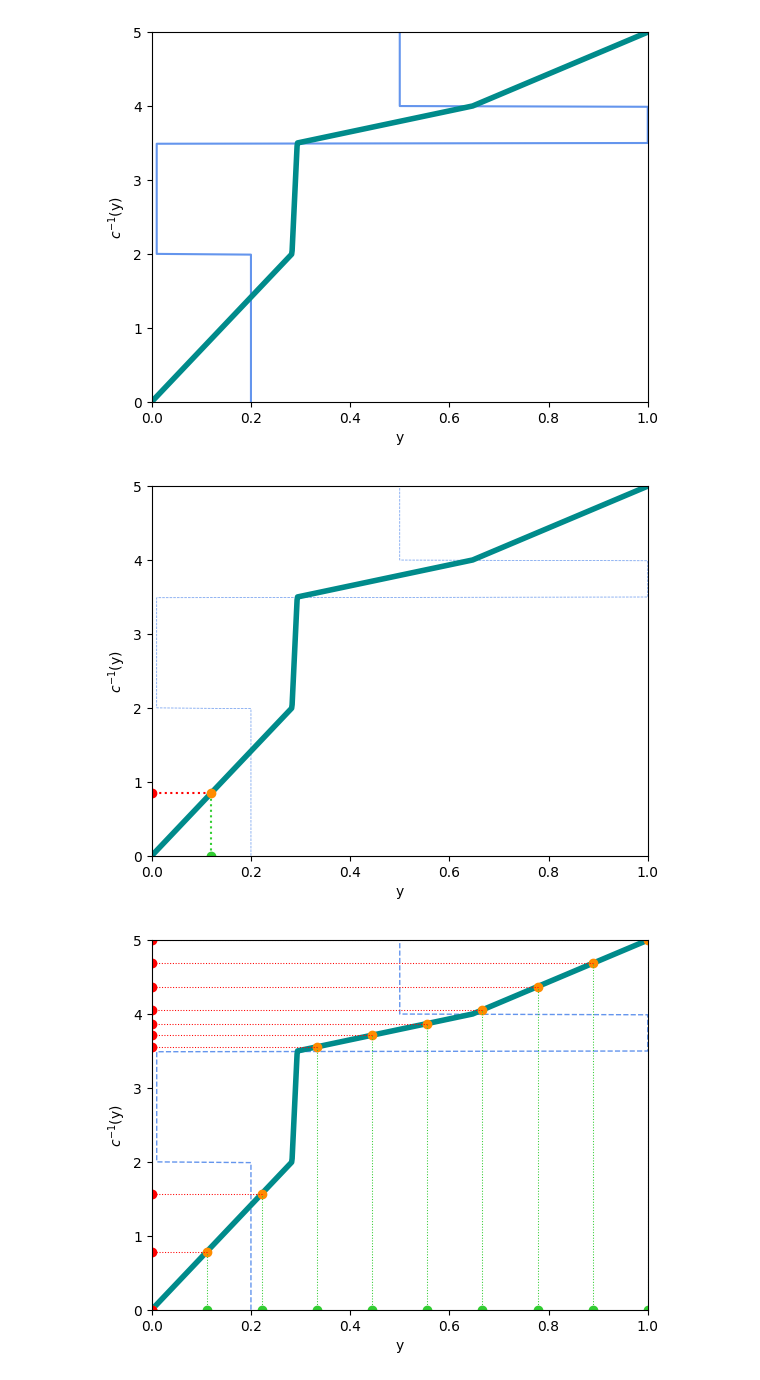
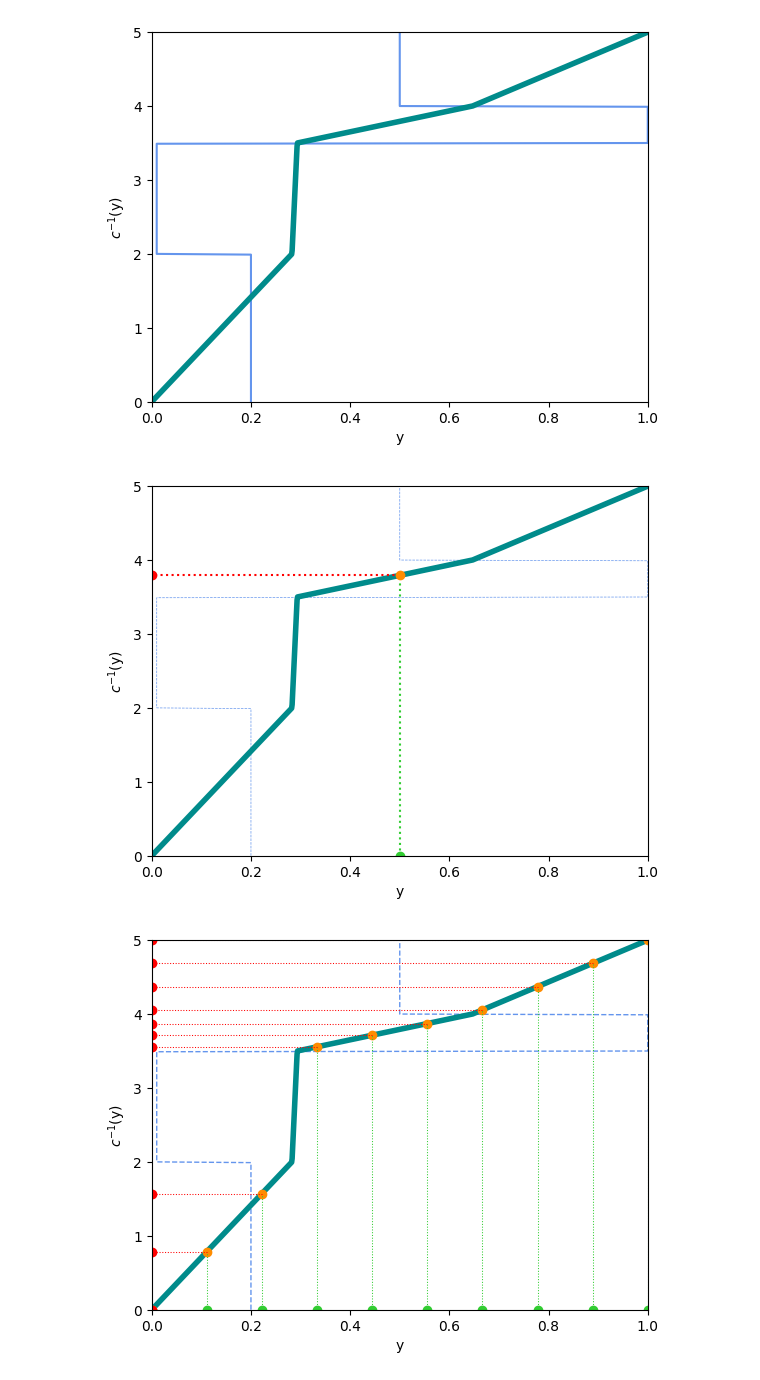
Before and after one commit to s-germani/metodi-computazionali-fisica-2023, a Jupyter notebook: notebooks/lezioni/L10_MonteCarlo.ipynb, the cells around one changed output. Drawn from its saved outputs; the diff is of its cells as text; code cells hidden in the pictures.

```diff
--- a/notebooks/lezioni/L10_MonteCarlo.ipynb
+++ b/notebooks/lezioni/L10_MonteCarlo.ipynb
@@ -476,22 +478,23 @@ plt.show()
 # %%
 # grafico inversa cumulativa della funzione onda quadra nell'intervallo (0,5)
 plt.plot(onda_quadra(xq), xq, '--', linewidth=0.5, color='cornflowerblue')
 plt.plot(yc, xc, linewidth=4, color='darkcyan')
 
+cum_check1 = np.array([0.5])
 plt.plot(cum_check1, 0, 'o', color='limegreen')
-plt.plot([cum_check1, cum_check1], [0, invcum_oq(cum_check1)], ':', color='limegreen')
+plt.plot([cum_check1[0], cum_check1[0]], [0, invcum_oq(cum_check1)], ':', color='limegreen')
 plt.plot(0, invcum_oq(cum_check1), 'o', color='red')
 plt.plot([cum_check1, 0], [invcum_oq(cum_check1), invcum_oq(cum_check1)], ':', color='red')
 
 plt.plot(cum_check1, invcum_oq(cum_check1), 'o', color='darkorange')
 
 plt.xlim(0,1)
 plt.ylim(0,5)
 plt.xlabel('y')
 plt.ylabel(r'$c^{-1}$(y)')
 plt.show()
 # %% [output]
-[figure, old version]
+[figure, new version]
 # %%
 # Calcolo con valori cumulativa equispaziati nell'intervallo [0,1]
 cum_check = np.linspace(0.,1.,10)
```
Also changed, not shown: parts of 13 cells of this notebook.
